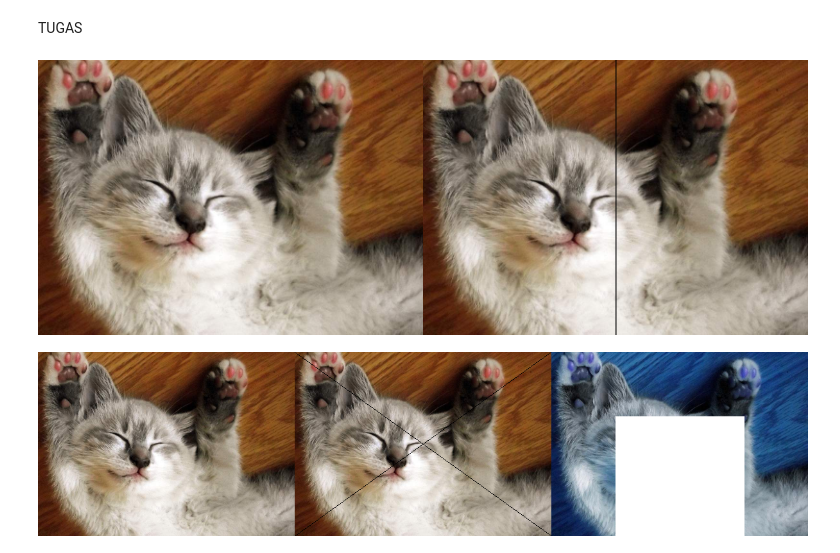
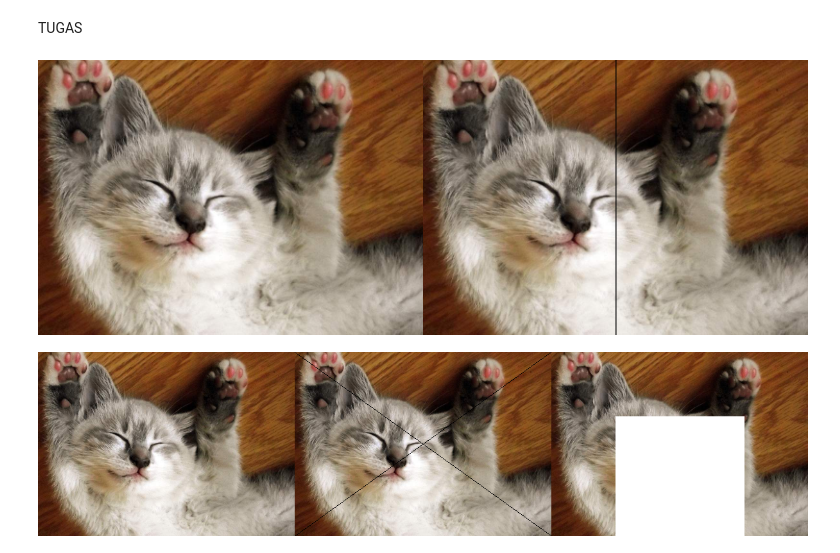
Before and after one commit to abiyasa05/PCVK_Ganjil_2023, a Jupyter notebook: Week1.ipynb, the cells around one changed output. Cells and saved outputs as stored; diff of their text form; code cells hidden in the pictures.

```diff
--- a/Week1.ipynb
+++ b/Week1.ipynb
@@ -57,31 +57,32 @@ TUGAS
 # %%
 # Garis vertikal
 image_2 = cv.cvtColor(image, cv.COLOR_BGR2RGB)
 image_3 = cv.cvtColor(image, cv.COLOR_BGR2RGB)
 
 for y in  range (tinggi):
   image_3[y, int((lebar)/2)] = [0,0,0]
 
 final_frame = cv.hconcat((image_2, image_3))
 cv2_imshow(final_frame)
 
 # Garis diagonal
 image_2 = cv.cvtColor(image, cv.COLOR_BGR2RGB)
 image_3 = cv.cvtColor(image, cv.COLOR_BGR2RGB)
 
 # Garis Menyilang diagonal dari image keluaran
 cv.line(image_3, (0,0), (lebar, tinggi), (0,0,0))
 
 cv.line(image_3, (400,0), (0, tinggi), (0,0,0))
 
 # Kotak putih di sembarang tempat
-image_4 = image.copy()
+image_with_box = image.copy()
 x1, y1 = 100, 100
 x2, y2 = 300, 300
-cv.rectangle(image_4, (x1, y1), (x2, y2), (255, 255, 255), -1)
+cv.rectangle(image_with_box, (x1, y1), (x2, y2), (255, 255, 255), -1)
 
+image_4 = cv.cvtColor(image_with_box, cv.COLOR_BGR2RGB)
 final_frame = cv.hconcat((image_2, image_3, image_4))
 cv2_imshow(final_frame)
 # %% [output]
 [figure]
-[figure, old version]
+[figure, new version]
```
